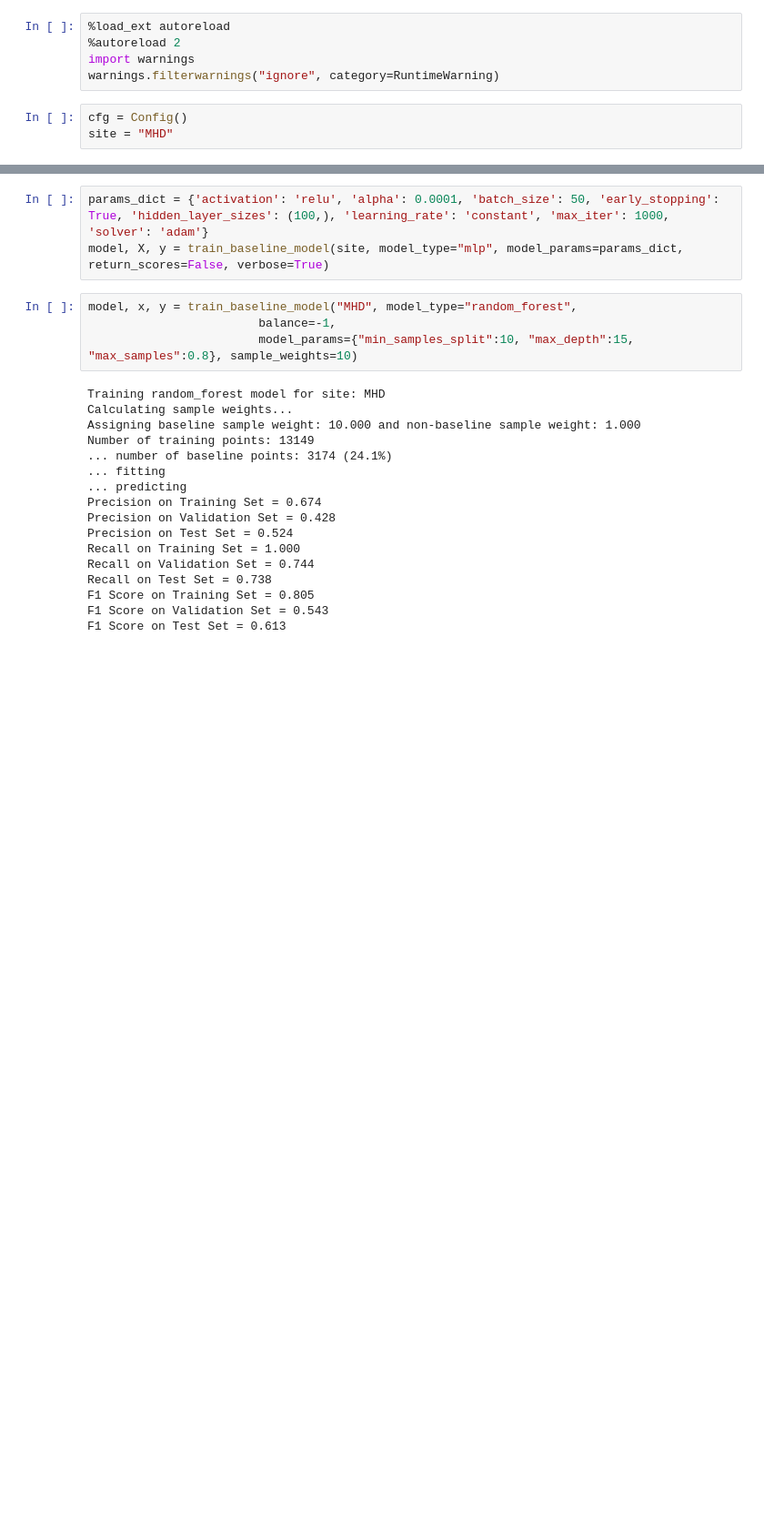
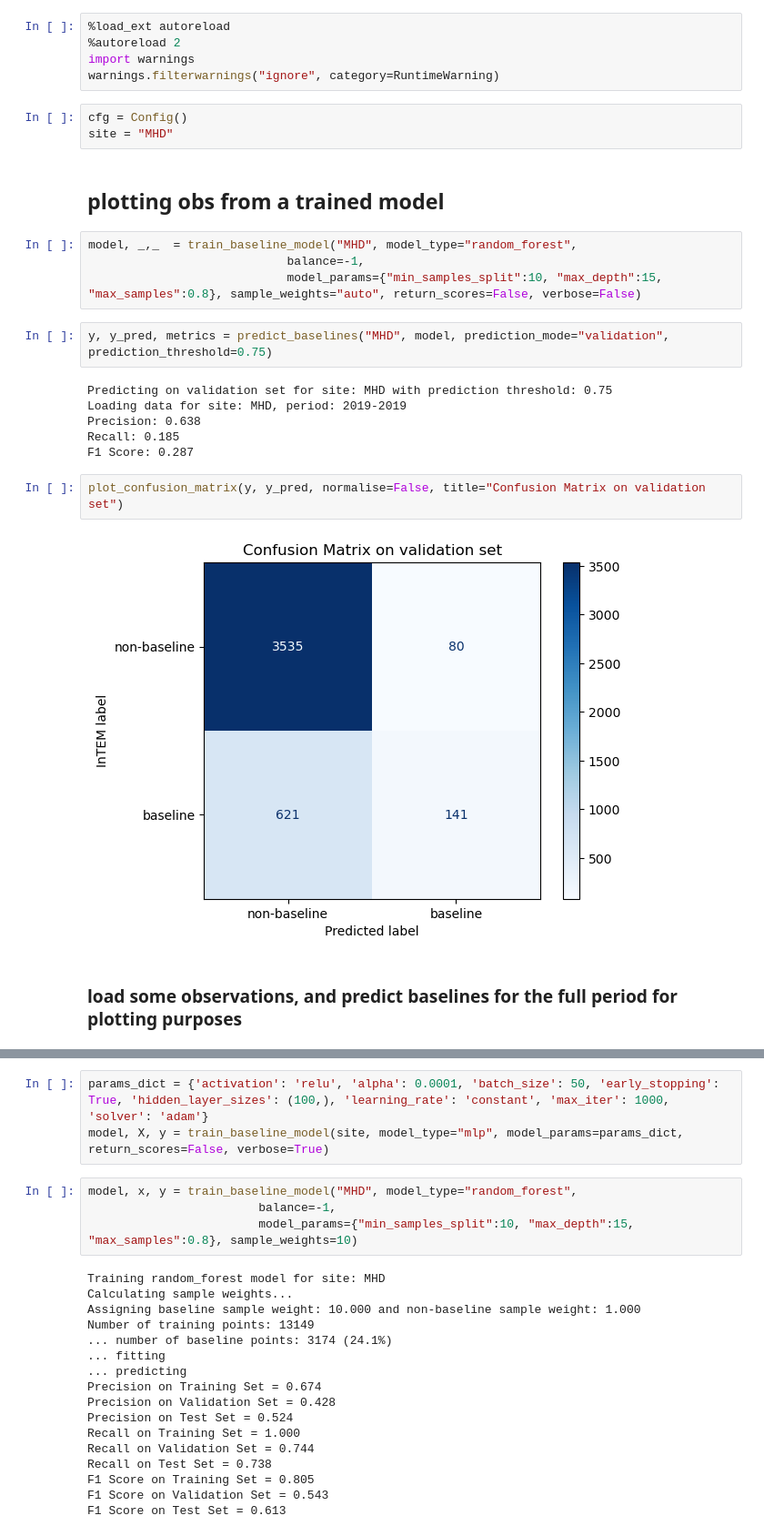
Before and after one commit to openghg/ml-baselines, a Jupyter notebook: notebooks/predicting.ipynb, the cells around one changed output, grey strips where cells are left out. Shown at 91% size. Cells and saved outputs as stored; diff of their text form; blank space fills up the shorter version.

```diff
--- a/notebooks/predicting.ipynb
+++ b/notebooks/predicting.ipynb
@@ -20,3 +18,23 @@ warnings.filterwarnings("ignore", category=RuntimeWarning)
 # %%
 cfg = Config()
 site = "MHD"
+# %% [markdown]
+## plotting obs from a trained model
+# %%
+model, _,_  = train_baseline_model("MHD", model_type="random_forest",
+                            balance=-1,
+                            model_params={"min_samples_split":10, "max_depth":15, "max_samples":0.8}, sample_weights="auto", return_scores=False, verbose=False)
+# %%
+y, y_pred, metrics = predict_baselines("MHD", model, prediction_mode="validation", prediction_threshold=0.75)
+# %% [output]
+Predicting on validation set for site: MHD with prediction threshold: 0.75
+Loading data for site: MHD, period: 2019-2019
+Precision: 0.638
+Recall: 0.185
+F1 Score: 0.287
+# %%
+plot_confusion_matrix(y, y_pred, normalise=False, title="Confusion Matrix on validation set")
+# %% [output]
+[figure, added]
+# %% [markdown]
+### load some observations, and predict baselines for the full period for plotting purposes
```
Also changed, not shown: parts of 31 cells of this notebook, 2 other files.
